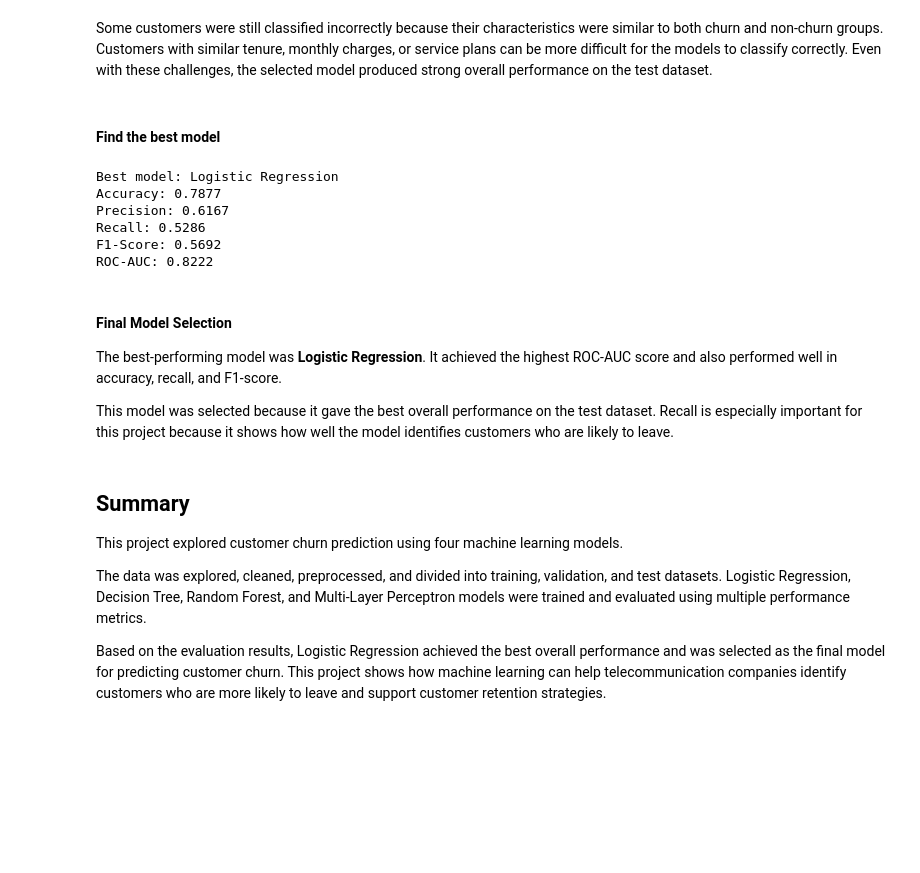
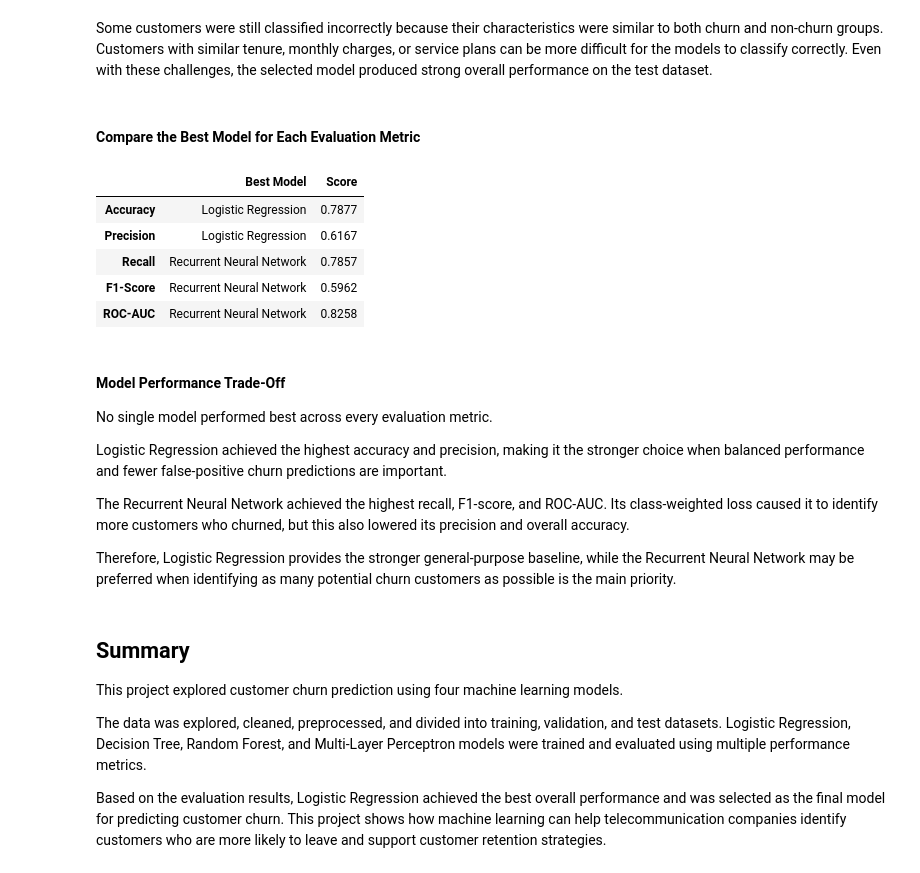
Before and after one commit to HtooAungKha/Telecommunication-Customer-Churn-Prediction, a Jupyter notebook: Notebooks/04_model_evaluation.ipynb, the cells around one changed output. Saved outputs shown, nothing was run; the diff lists cells and outputs as text; code cells hidden in the pictures; blank space fills up the shorter version.

Commit message:
Add RNN model evaluation

```diff
--- a/Notebooks/04_model_evaluation.ipynb
+++ b/Notebooks/04_model_evaluation.ipynb
@@ -364,29 +484,38 @@ plt.show()
 # %% [markdown]
 Some customers were still classified incorrectly because their characteristics were similar to both churn and non-churn groups. Customers with similar tenure, monthly charges, or service plans can be more difficult for the models to classify correctly. Even with these challenges, the selected model produced strong overall performance on the test dataset.
 # %% [markdown]
-#### Find the best model
+#### Compare the Best Model for Each Evaluation Metric
 # %%
-best_model = sorted_results.iloc[0]
+evaluation_metrics = [
+    "Accuracy",
+    "Precision",
+    "Recall",
+    "F1-Score",
+    "ROC-AUC"
+]
+metric_results = test_results.set_index("Model")[metrics]
 
-print("Best model:", best_model["Model"])
-print("Accuracy:", round(best_model["Accuracy"], 4))
-print("Precision:", round(best_model["Precision"], 4))
-print("Recall:", round(best_model["Recall"], 4))
-print("F1-Score:", round(best_model["F1-Score"], 4))
-print("ROC-AUC:", round(best_model["ROC-AUC"], 4))
+pd.DataFrame({
+    "Best Model": metric_results.idxmax(),
+    "Score": metric_results.max().round(4)
+})
 # %% [output]
-Best model: Logistic Regression
-Accuracy: 0.7877
-Precision: 0.6167
-Recall: 0.5286
-F1-Score: 0.5692
-ROC-AUC: 0.8222
+|  | Best Model | Score |
+| Accuracy | Logistic Regression | 0.7877 |
+| Precision | Logistic Regression | 0.6167 |
+| Recall | Recurrent Neural Network | 0.7857 |
+| F1-Score | Recurrent Neural Network | 0.5962 |
+| ROC-AUC | Recurrent Neural Network | 0.8258 |
 # %% [markdown]
-#### Final Model Selection
+#### Model Performance Trade-Off
 
-The best-performing model was **Logistic Regression**. It achieved the highest ROC-AUC score and also performed well in accuracy, recall, and F1-score.
+No single model performed best across every evaluation metric.
 
-This model was selected because it gave the best overall performance on the test dataset. Recall is especially important for this project because it shows how well the model identifies customers who are likely to leave.
+Logistic Regression achieved the highest accuracy and precision, making it the stronger choice when balanced performance and fewer false-positive churn predictions are important.
+
+The Recurrent Neural Network achieved the highest recall, F1-score, and ROC-AUC. Its class-weighted loss caused it to identify more customers who churned, but this also lowered its precision and overall accuracy.
+
+Therefore, Logistic Regression provides the stronger general-purpose baseline, while the Recurrent Neural Network may be preferred when identifying as many potential churn customers as possible is the main priority.
 # %% [markdown]
 ## Summary
 
```
Also changed, not shown: parts of 12 cells of this notebook.
